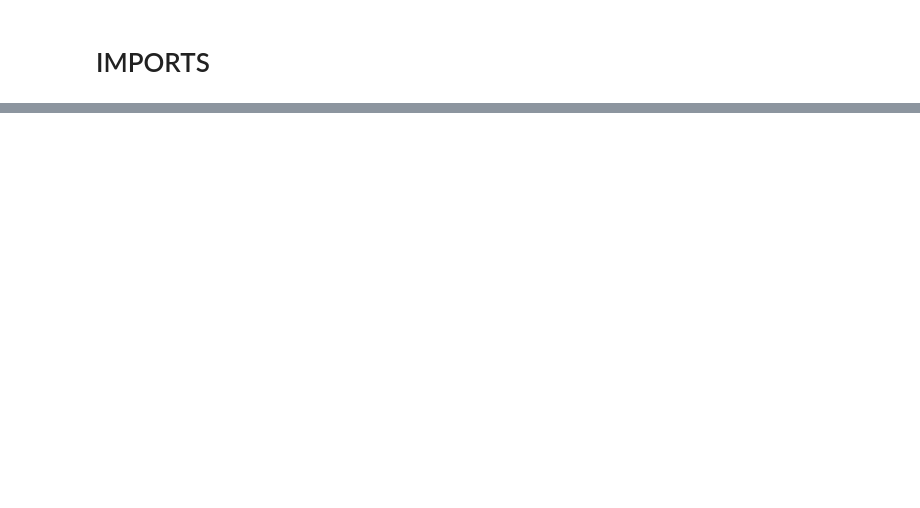
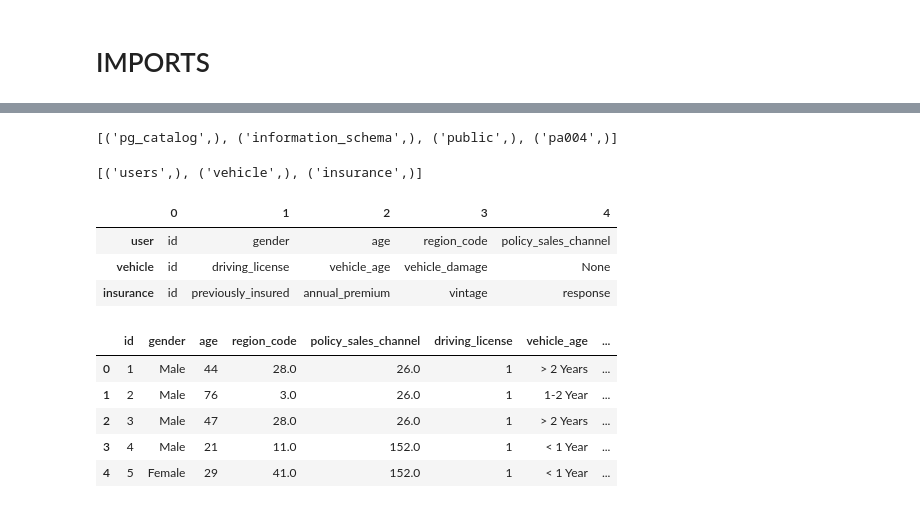
Before and after one commit to AlvaroMatsuda/Insurance_All, a Jupyter notebook: Health_Insurance_Cross_Sell_Project.ipynb, the cells around one changed output, grey strips where cells are left out. Saved outputs shown, nothing was run; the diff lists cells and outputs as text; code cells hidden in the pictures; blank space fills up the shorter version.

```diff
--- a/Health_Insurance_Cross_Sell_Project.ipynb
+++ b/Health_Insurance_Cross_Sell_Project.ipynb
@@ -21,0 +124,66 @@ db = pg.open(host=host, port=port, database=database, user=username, password=pa
+# %%
+# Listing Schemas
+cursor.execute("select schema_name from information_schema.schemata;")
+print (cursor.fetchall())
+# %% [output]
+[('pg_catalog',), ('information_schema',), ('public',), ('pa004',)]
+# %%
+# Showing tables from Database
+cursor.execute("select relname from pg_class where relkind='r' and relname !~ '^(pg_|sql_)';")
+print (cursor.fetchall())
+# %% [output]
+[('users',), ('vehicle',), ('insurance',)]
+# %%
+# Selecting to get columns name from tables (users, vehicle, insurance)
+
+# users
+query = "SELECT column_name FROM information_schema.columns WHERE table_name ='users'"
+cursor.execute(query)
+cols_user = list(map(lambda x: x[0], cursor.fetchall()))
+
+# vehicle
+query = "SELECT column_name FROM information_schema.columns WHERE table_name ='vehicle'"
+cursor.execute(query)
+cols_vehicle = list(map(lambda x: x[0], cursor.fetchall()))
+
+# insurance
+query = "SELECT column_name FROM information_schema.columns WHERE table_name ='insurance'"
+cursor.execute(query)
+cols_insurance = list(map(lambda x: x[0], cursor.fetchall()))
+
+# showing column names
+cols_all = pd.DataFrame([cols_user, cols_vehicle, cols_insurance])
+cols_all.rename(index={0:'user', 1:'vehicle', 2:'insurance'})
+# %% [output]
+|  | 0 | 1 | 2 | 3 | 4 |
+| user | id | gender | age | region_code | policy_sales_channel |
+| vehicle | id | driving_license | vehicle_age | vehicle_damage | None |
+| insurance | id | previously_insured | annual_premium | vintage | response |
+# %%
+# Selecting get data from tables (users, vehicle, insurance)
+
+# users
+query = "SELECT * FROM pa004.users"
+cursor.execute(query)
+df_users = pd.DataFrame(cursor.fetchall(), columns=cols_user)
+
+# vehicle
+query = "SELECT * FROM pa004.vehicle"
+cursor.execute(query)
+df_vehicle = pd.DataFrame(cursor.fetchall(), columns=cols_vehicle)
+
+# insurance
+query = "SELECT * FROM pa004.insurance"
+cursor.execute(query)
+df_insurance = pd.DataFrame(cursor.fetchall(), columns=cols_insurance)
+# %%
+# Merge tables to DataFrame
+df2 = pd.merge(pd.merge(df_users, df_vehicle), df_insurance)
+df2.head()
+# %% [output]
+|  | id | gender | age | region_code | policy_sales_channel | driving_license | vehicle_age | ... |
+| 0 | 1 | Male | 44 | 28.0 | 26.0 | 1 | > 2 Years | ... |
+| 1 | 2 | Male | 76 | 3.0 | 26.0 | 1 | 1-2 Year | ... |
+| 2 | 3 | Male | 47 | 28.0 | 26.0 | 1 | > 2 Years | ... |
+| 3 | 4 | Male | 21 | 11.0 | 152.0 | 1 | < 1 Year | ... |
+| 4 | 5 | Female | 29 | 41.0 | 152.0 | 1 | < 1 Year | ... |
```
Also changed, not shown: parts of 36 cells of this notebook.
